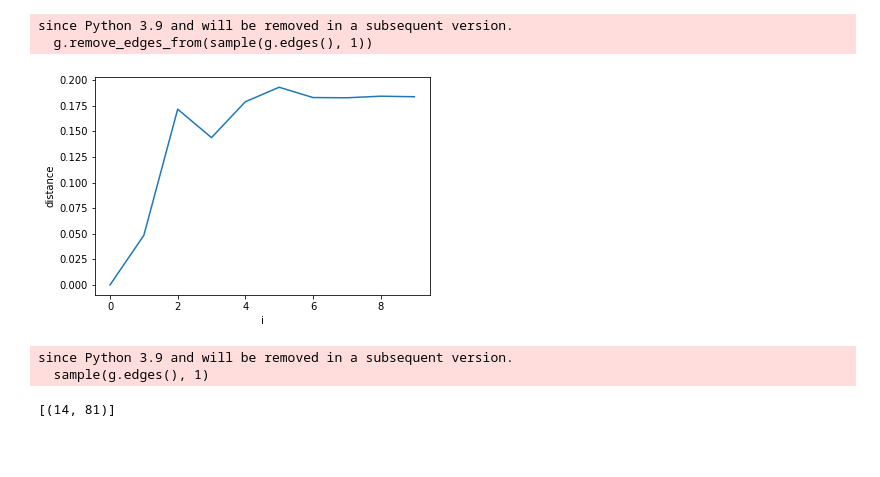
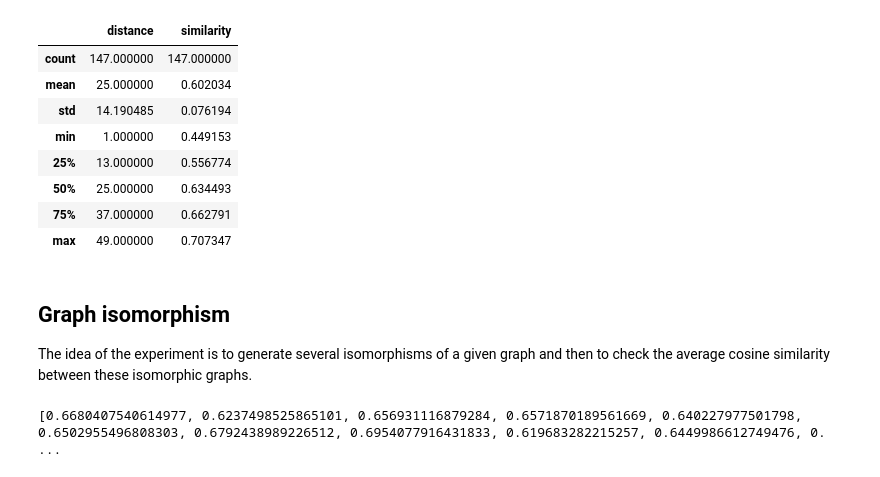
Before and after one commit to megaduks/hbam, a Jupyter notebook: hbam_experiments.ipynb, the cells around one changed output. Cells and saved outputs as stored; diff of their text form; code cells hidden in the pictures; blank space fills up the shorter version.

```diff
--- a/hbam_experiments.ipynb
+++ b/hbam_experiments.ipynb
@@ -64,42 +85,36 @@ plt.show()
-# %%
-from scipy.spatial.distance import cosine
-
-g = nx.erdos_renyi_graph(n=100, p=0.02)
-# g = nx.watts_strogatz_graph(n=100, k=4, p=0.01)
-# g = nx.barabasi_albert_graph(n=100, m=i)
-a = np.array(nx.adjacency_matrix(g).todense())
-_complexity, _embedding = complexity(a, signature_size=8)
-
-x = _embedding
-
-DISTANCE = []
-
-for i in tqdm(range(10)):
-    node_a = np.random.choice(g.nodes)
-    node_b = np.random.choice(g.nodes)
-#     g.add_edge(node_a, node_b)
-    g.remove_edges_from(sample(g.edges(), 1))
-    a = np.array(nx.adjacency_matrix(g).todense())
-    _complexity, _embedding = complexity(a, signature_size=8)
-
-    y = _embedding
-
-    DISTANCE.append((i, cosine(x,y)))
-# %% [output]
-since Python 3.9 and will be removed in a subsequent version.
-  g.remove_edges_from(sample(g.edges(), 1))
-# %%
-df = pd.DataFrame(DISTANCE, columns=['i','distance'])
-
-sns.lineplot(x=df.i, y=df.distance)
-plt.show()
-# %% [output]
-[figure, removed]
-# %%
-from random import sample
-
-sample(g.edges(), 1)
-# %% [output]
-since Python 3.9 and will be removed in a subsequent version.
-  sample(g.edges(), 1)
-[(14, 81)]
+# %%
+df_g.describe()
+# %% [output]
+|  | distance | similarity |
+| count | 147.000000 | 147.000000 |
+| mean | 25.000000 | 0.602034 |
+| std | 14.190485 | 0.076194 |
+| min | 1.000000 | 0.449153 |
+| 25% | 13.000000 | 0.556774 |
+| 50% | 25.000000 | 0.634493 |
+| 75% | 37.000000 | 0.662791 |
+| max | 49.000000 | 0.707347 |
+# %% [markdown]
+## Graph isomorphism
+
+The idea of the experiment is to generate several isomorphisms of a given graph and then to check the average
+cosine similarity between these isomorphic graphs.
+# %%
+ISO_GRAPHS = []
+SIMILARITIES = []
+
+g = nx.watts_strogatz_graph(n=100, p=0.02, k=2)
+eg = hbam.embed(nx.to_numpy_array(g, nodelist=sorted(g.nodes)))
+
+w = np.array([(hbam.EMBEDDING_SIZE-1)/hbam.EMBEDDING_SIZE for i in range(hbam.EMBEDDING_SIZE)])
+
+for _ in tqdm(range(NUM_ITERATIONS)):
+    ISO_GRAPHS.append(hbam.permute(g))
+
+for h in tqdm(ISO_GRAPHS):
+    eh = hbam.embed(nx.to_numpy_array(h, nodelist=sorted(h.nodes)))
+    SIMILARITIES.append(hbam.cosine(eg, eh, w))
+
+print(SIMILARITIES)
+# %% [output]
+[0.6680407540614977, 0.6237498525865101, 0.656931116879284, 0.6571870189561669, 0.640227977501798, 0.6502955496808303, 0.6792438989226512, 0.6954077916431833, 0.619683282215257, 0.6449986612749476, 0. ...
```
Also changed, not shown: parts of 14 cells of this notebook, 2 other files.
